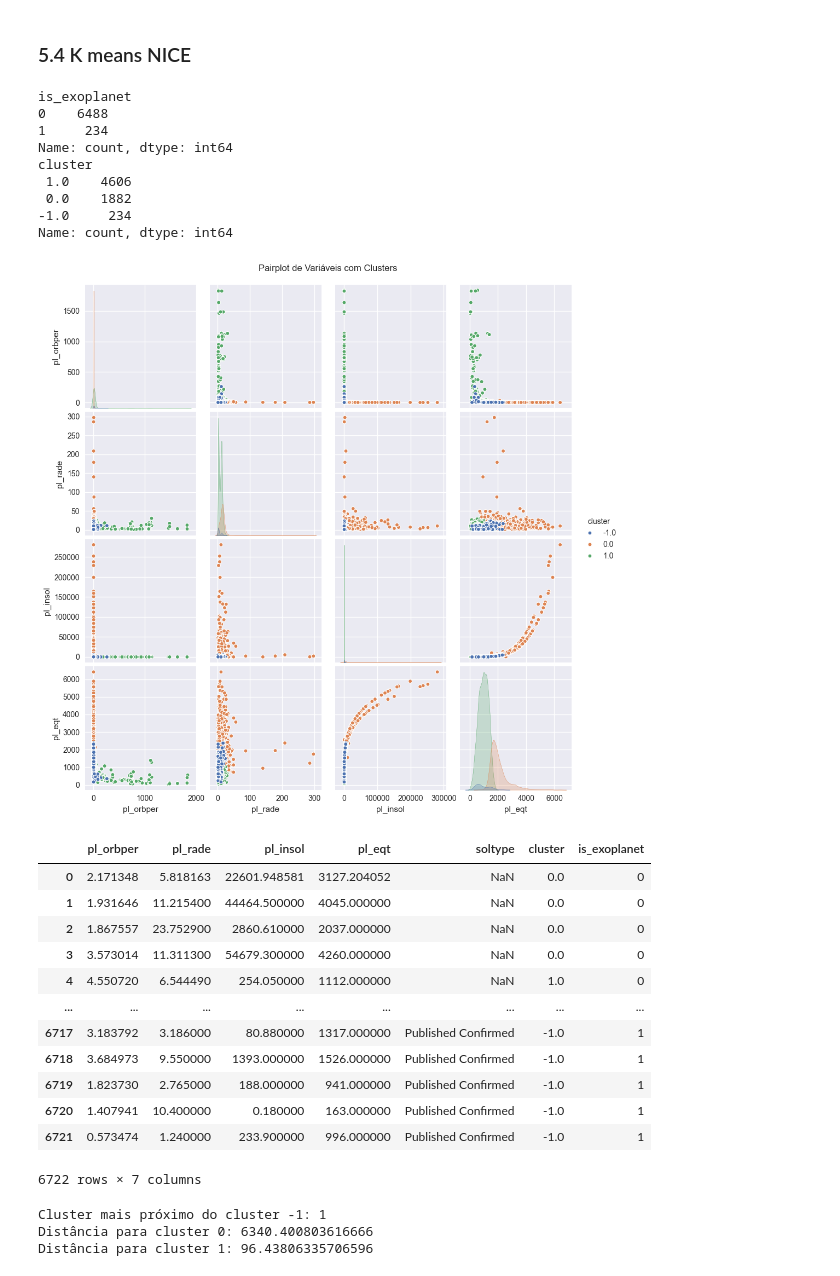
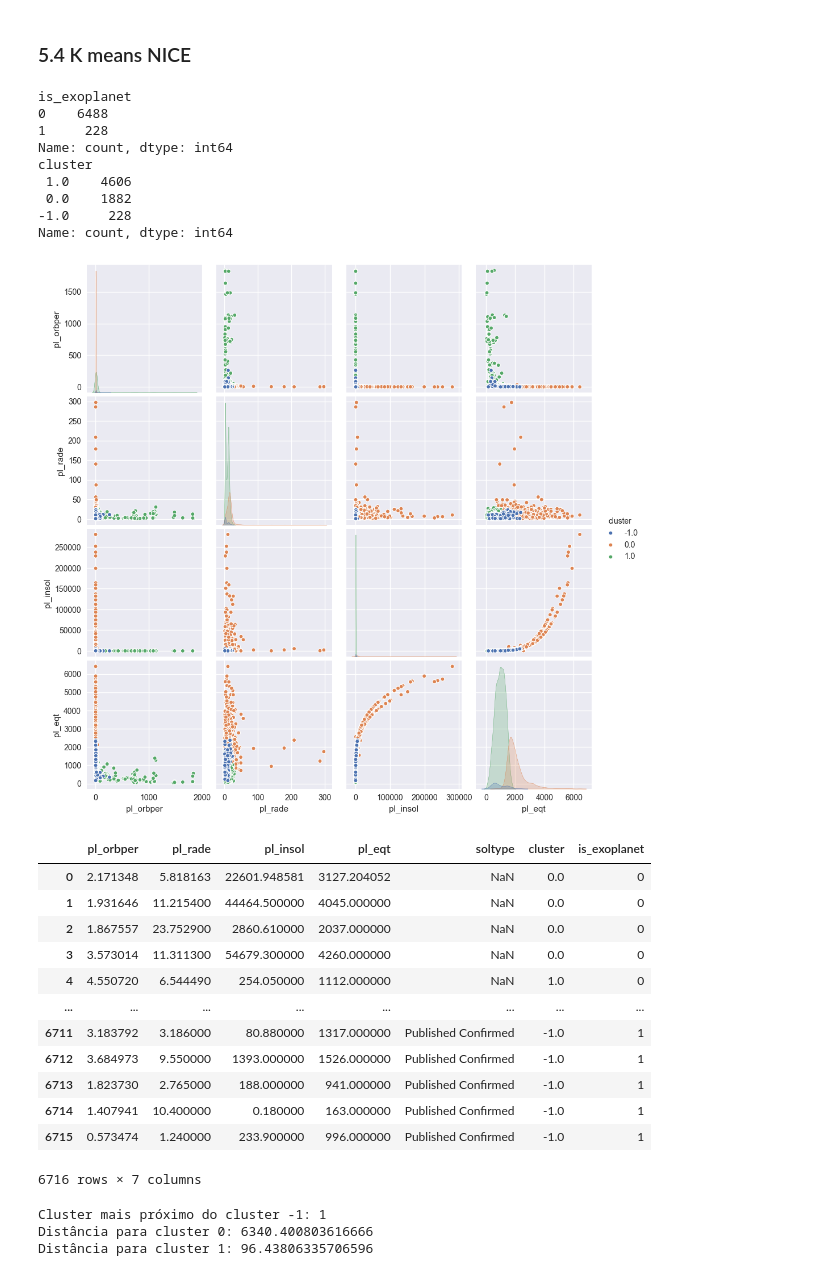
Before and after one commit to albertoseleto/exoplanets-classifier, a Jupyter notebook: thesis.ipynb, the cells around one changed output. Drawn from its saved outputs; the diff is of its cells as text; code cells hidden in the pictures.

Commit message:
feat: plot changes

```diff
--- a/thesis.ipynb
+++ b/thesis.ipynb
@@ -900,37 +901,36 @@ for (col1, col2) in combinations(columns_to_use, 2):
     plt.xlabel(col1)
     plt.ylabel(col2)
     plt.legend(title='Cluster / Exoplaneta Confirmado')
     plt.show()
 '''
 
 # Configurar os marcadores para os clusters
 markers = { -1: '.', 0: '.', 1: '.' }
 
 # Criar um pairplot para mostrar todos os gráficos juntos
 sns.pairplot(
     df_visualization,
     vars=columns_to_use,
     hue='cluster',
     palette='deep',
     markers=[markers[cluster] for cluster in df_visualization['cluster'].unique()],
     plot_kws={'s': 100}
 )
 
-plt.suptitle('Pairplot de Variáveis com Clusters', y=1.02)
 plt.show()
 
 df_visualization
 # %% [output]
 is_exoplanet
 0    6488
-1     234
+1     228
 Name: count, dtype: int64
 cluster
  1.0    4606
  0.0    1882
--1.0     234
+-1.0     228
 Name: count, dtype: int64
-[figure, old version]
+[figure, new version]
 |  | pl_orbper | pl_rade | pl_insol | pl_eqt | soltype | cluster | is_exoplanet |
 | 0 | 2.171348 | 5.818163 | 22601.948581 | 3127.204052 | NaN | 0.0 | 0 |
 | 1 | 1.931646 | 11.215400 | 44464.500000 | 4045.000000 | NaN | 0.0 | 0 |
@@ -938,12 +938,12 @@ Name: count, dtype: int64
 | 3 | 3.573014 | 11.311300 | 54679.300000 | 4260.000000 | NaN | 0.0 | 0 |
 | 4 | 4.550720 | 6.544490 | 254.050000 | 1112.000000 | NaN | 1.0 | 0 |
 | ... | ... | ... | ... | ... | ... | ... | ... |
-| 6717 | 3.183792 | 3.186000 | 80.880000 | 1317.000000 | Published Confirmed | -1.0 | 1 |
-| 6718 | 3.684973 | 9.550000 | 1393.000000 | 1526.000000 | Published Confirmed | -1.0 | 1 |
-| 6719 | 1.823730 | 2.765000 | 188.000000 | 941.000000 | Published Confirmed | -1.0 | 1 |
-| 6720 | 1.407941 | 10.400000 | 0.180000 | 163.000000 | Published Confirmed | -1.0 | 1 |
-| 6721 | 0.573474 | 1.240000 | 233.900000 | 996.000000 | Published Confirmed | -1.0 | 1 |
+| 6711 | 3.183792 | 3.186000 | 80.880000 | 1317.000000 | Published Confirmed | -1.0 | 1 |
+| 6712 | 3.684973 | 9.550000 | 1393.000000 | 1526.000000 | Published Confirmed | -1.0 | 1 |
+| 6713 | 1.823730 | 2.765000 | 188.000000 | 941.000000 | Published Confirmed | -1.0 | 1 |
+| 6714 | 1.407941 | 10.400000 | 0.180000 | 163.000000 | Published Confirmed | -1.0 | 1 |
+| 6715 | 0.573474 | 1.240000 | 233.900000 | 996.000000 | Published Confirmed | -1.0 | 1 |
-6722 rows × 7 columns
+6716 rows × 7 columns
 # %%
 from scipy.spatial.distance import euclidean
 
```
Also changed, not shown: parts of 2 cells of this notebook.
